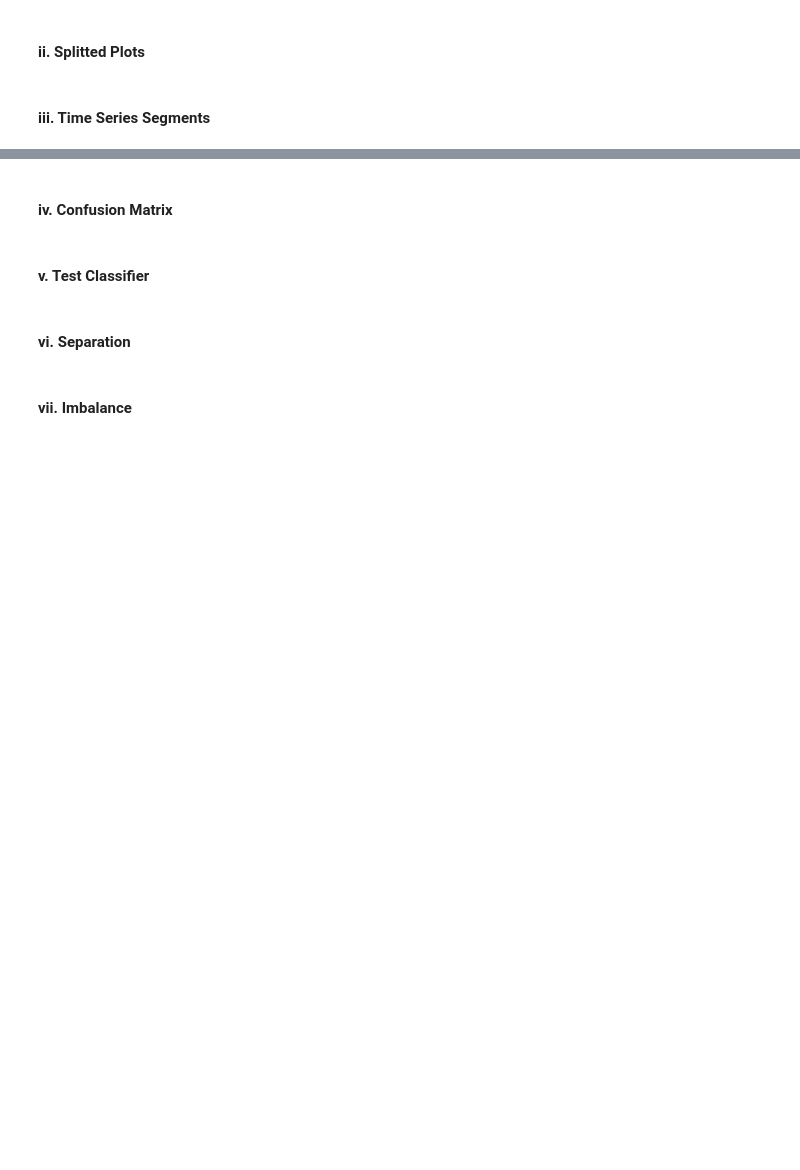
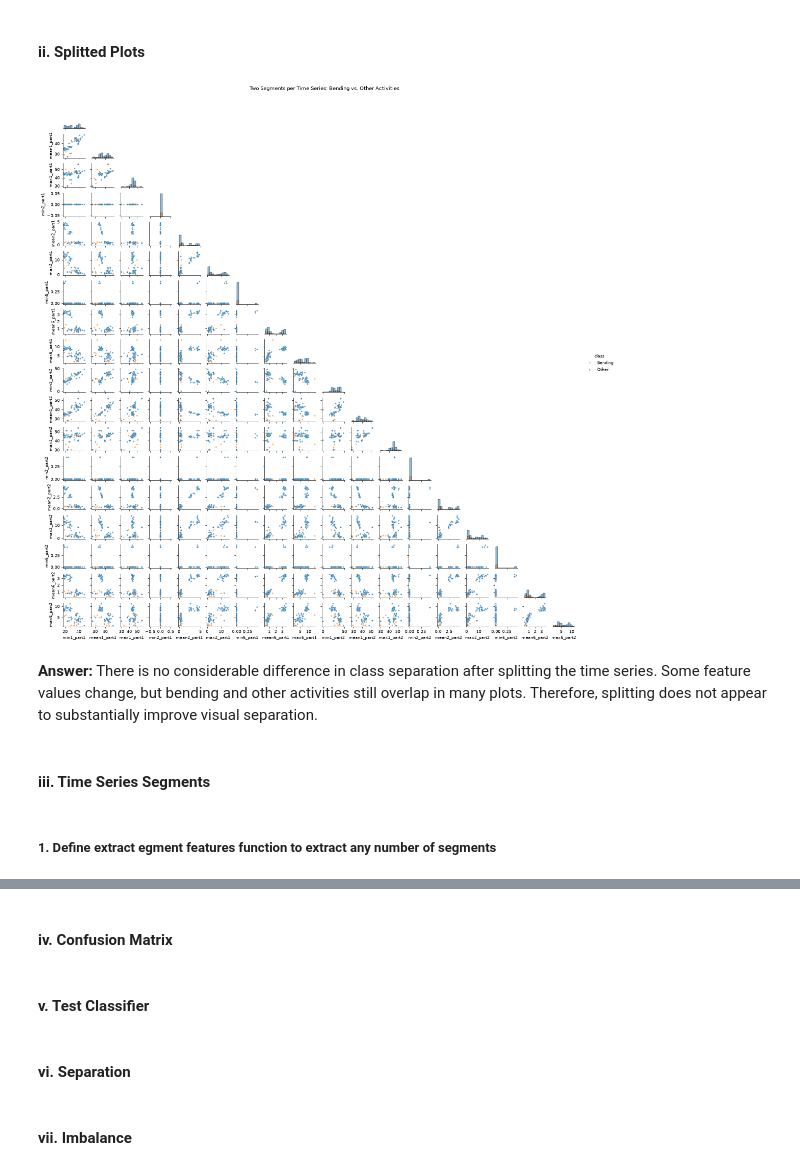
Before and after one commit to akeehan56/DSCI552, a Jupyter notebook: HW4/notebook/Keehan_Alyssa_HW4.ipynb, the cells around one changed output, grey strips where cells are left out. Cells and saved outputs as stored; diff of their text form; code cells hidden in the pictures; blank space fills up the shorter version.

```diff
--- a/HW4/notebook/Keehan_Alyssa_HW4.ipynb
+++ b/HW4/notebook/Keehan_Alyssa_HW4.ipynb
@@ -330,4 +420,59 @@ selected_features
 # %% [markdown]
 #### ii. Splitted Plots
+# %%
+# Close any partially created figures.
+plt.close("all")
+
+selected_statistics = ["min", "mean", "max"]
+selected_series = [1, 2, 6]
+
+train_features_split = extract_selected_features(
+    train_instances,
+    n_parts=2
+)
+
+plot_columns_split = [
+    f"{feature}{series_number}_part{part_number}"
+    for part_number in [1, 2]
+    for series_number in selected_series
+    for feature in selected_statistics
+]
+
+# Check column names before creating the large figure.
+missing = [
+    column for column in plot_columns_split
+    if column not in train_features_split.columns
+]
+
+if missing:
+    raise ValueError(f"Missing feature columns: {missing}")
+
+g = sns.pairplot(
+    data=train_features_split,
+    vars=plot_columns_split,
+    hue="class",
+    hue_order=["Bending", "Other"],
+    palette=palette,
+    diag_kind="hist",
+    corner=True,
+    height=1.0,
+    plot_kws={"alpha": 0.7, "s": 12},
+    diag_kws={"bins": 10}
+)
+
+g.fig.suptitle(
+    "Two Segments per Time Series: Bending vs. Other Activities",
+    y=1.02
+)
+
+g.fig.set_dpi(60)
+plt.show()
+# %% [output]
+[figure, added]
+# %% [markdown]
+**Answer:**
+There is no considerable difference in class separation after splitting the time series. Some feature values change, but bending and other activities still overlap in many plots. Therefore, splitting does not appear to substantially improve visual separation.
 # %% [markdown]
 #### iii. Time Series Segments
+# %% [markdown]
+##### 1. Define extract egment features function to extract any number of segments
```
Also changed, not shown: parts of 7 cells of this notebook.
